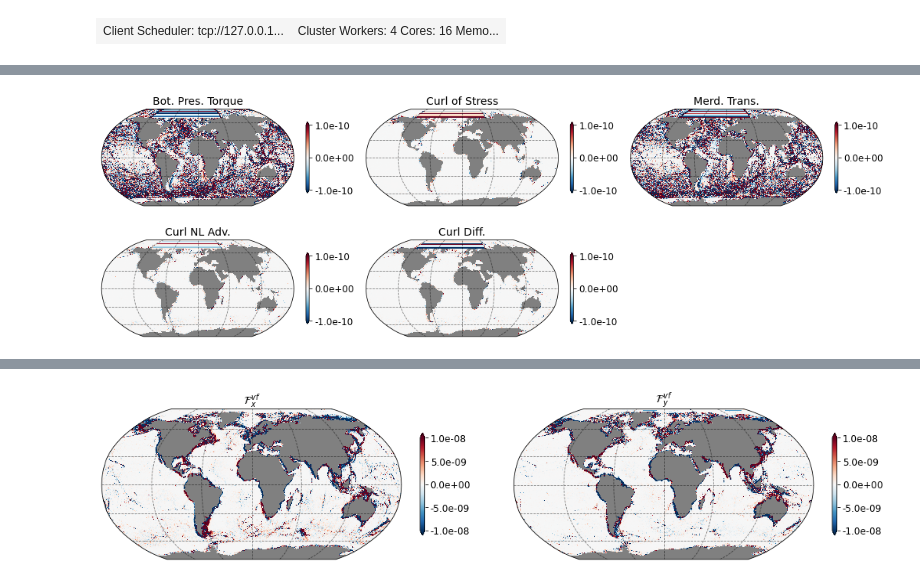
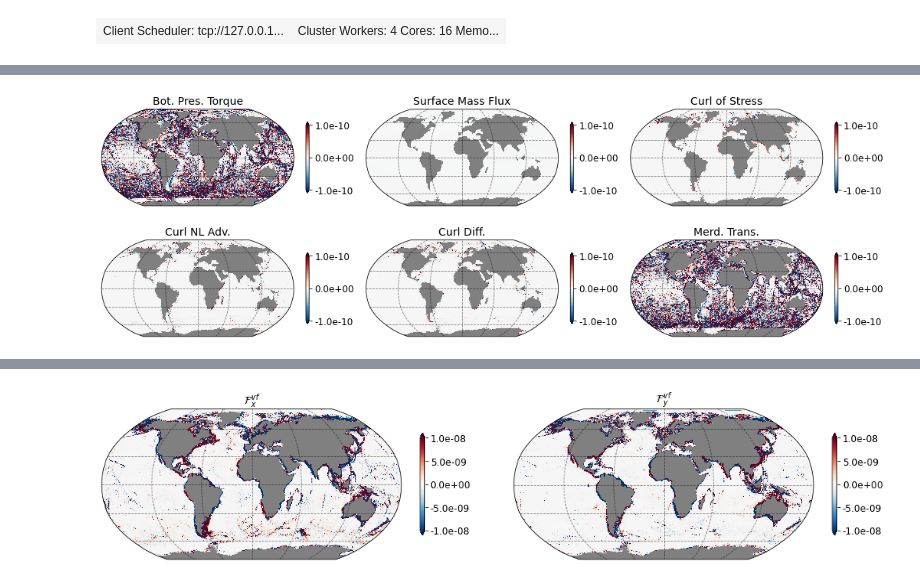
Before and after one commit to hmkhatri/MOM6_Momentum_Budget, a Jupyter notebook: OM4_Vorticity_budget.ipynb, the cells around one changed output, grey strips where cells are left out. Saved outputs shown, nothing was run; the diff lists cells and outputs as text; code cells hidden in the pictures.

Commit message:
Surface mass flux contribution

```diff
--- a/OM4_Vorticity_budget.ipynb
+++ b/OM4_Vorticity_budget.ipynb
@@ -251,7 +251,8 @@ ds_full = ds_full.assign_coords({'geolon': ds_full['geolon'], 'geolat': ds_full[
                       'geolon_v': ds_full['geolon_v'], 'geolat_v': ds_full['geolat_v'],
                       'geolon_c': ds_full['geolon_c'], 'geolat_c': ds_full['geolat_c']})
 
-ds_full = ds_full.isel(xq = slice(0,2880), yq=slice(0,2240)) # to avoid nan values in geolat, geolon
+ds_full = (ds_full.isel(xq = slice(0,2880), yq=slice(0,2240)).chunk({'xh': 1000, 'xq': 1000,
+                                                                     'yh': 1000, 'yq': 1000})) # to avoid nan values in geolat, geolon
 print(ds_full)
 # %% [output]
 <xarray.Dataset>
@@ -293,6 +320,10 @@ BPT = (grid.diff(pbo_v / ds['dxCv'], 'X',  boundary='fill') * grid.diff(depth_u
        - grid.diff(pbo_u / ds['dyCu'], 'Y',  boundary='fill') * grid.diff(depth_v / ds['dxCv'], 'X',  boundary='fill'))
 BPT = BPT / (rho_0 * depth_q)
 BPT = BPT.assign_coords({'geolat_c': ds['geolat_c'], 'geolon_c': ds['geolon_c']})
+
+Mass_Surf = -(grid.interp(grid.interp(ds['wfo'], 'X',  boundary='fill'), 'Y',  boundary='fill') * ds['Coriolis']/
+              (depth_q * rho_0))
+Mass_Surf = Mass_Surf.assign_coords({'geolat_c': ds['geolat_c'], 'geolon_c': ds['geolon_c']})
 # %%
 # Compute curl of surface and bottom stress + other terms in equations 15
 grid = Grid(ds, coords={'X': {'center': 'xh', 'right': 'xq'},
@@ -313,32 +344,36 @@ Curl_Hdiff = ( - grid.diff(ds['hf_diffu_2d'] * depth_u/ds['dyCu'], 'Y', boundary
 Curl_Hdiff = Curl_Hdiff / (depth_q)
 Curl_Hdiff = Curl_Hdiff.assign_coords({'geolat_c': ds['geolat_c'], 'geolon_c': ds['geolon_c']})
 
-beta_v = BPT + Curl_tau + Curl_Hrv + Curl_Hdiff
+beta_v = BPT + Mass_Surf + Curl_tau + Curl_Hrv + Curl_Hdiff
 beta_v = beta_v.assign_coords({'geolat_c': ds['geolat_c'], 'geolon_c': ds['geolon_c']})
 # %%
 max_r = 1.e-10
 
 grid = plt.GridSpec(2, 3, wspace=0.1, hspace=0.1)
 fig = plt.figure(figsize=[18,6])
 
 ax = fig.add_subplot(grid[0, 0], projection=ccrs.Robinson(),facecolor='grey')
-_ = plot_map(ax, BPT, vmin=-max_r, vmax=max_r, vstep=max_r,
+_ = plot_map(ax, BPT.isel(yq=slice(0,2239)), vmin=-max_r, vmax=max_r, vstep=max_r,
                    lon='geolon_c', lat='geolat_c', cmap='RdBu_r', title='Bot. Pres. Torque')
 
 ax = fig.add_subplot(grid[0, 1], projection=ccrs.Robinson(),facecolor='grey')
-_ = plot_map(ax, Curl_tau, vmin=-max_r, vmax=max_r, vstep=max_r,
+_ = plot_map(ax, Mass_Surf.isel(yq=slice(0,2239)), vmin=-max_r, vmax=max_r, vstep=max_r,
+                   lon='geolon_c', lat='geolat_c', cmap='RdBu_r', title='Surface Mass Flux')
+
+ax = fig.add_subplot(grid[0, 2], projection=ccrs.Robinson(),facecolor='grey')
+_ = plot_map(ax, Curl_tau.isel(yq=slice(0,2239)), vmin=-max_r, vmax=max_r, vstep=max_r,
                    lon='geolon_c', lat='geolat_c', cmap='RdBu_r', title='Curl of Stress')
 
 ax = fig.add_subplot(grid[1, 0], projection=ccrs.Robinson(),facecolor='grey')
-_ = plot_map(ax, Curl_Hrv, vmin=-max_r, vmax=max_r, vstep=max_r,
+_ = plot_map(ax, Curl_Hrv.isel(yq=slice(0,2239)), vmin=-max_r, vmax=max_r, vstep=max_r,
                    lon='geolon_c', lat='geolat_c', cmap='RdBu_r', title='Curl NL Adv.')
 
 ax = fig.add_subplot(grid[1, 1], projection=ccrs.Robinson(),facecolor='grey')
-_ = plot_map(ax, Curl_Hdiff, vmin=-max_r, vmax=max_r, vstep=max_r,
+_ = plot_map(ax, Curl_Hdiff.isel(yq=slice(0,2239)), vmin=-max_r, vmax=max_r, vstep=max_r,
                    lon='geolon_c', lat='geolat_c', cmap='RdBu_r', title='Curl Diff.')
 
-ax = fig.add_subplot(grid[0, 2], projection=ccrs.Robinson(),facecolor='grey')
-_ = plot_map(ax, beta_v, vmin=-max_r, vmax=max_r, vstep=max_r,
+ax = fig.add_subplot(grid[1, 2], projection=ccrs.Robinson(),facecolor='grey')
+_ = plot_map(ax, beta_v.isel(yq=slice(0,2239)), vmin=-max_r, vmax=max_r, vstep=max_r,
                    lon='geolon_c', lat='geolat_c', cmap='RdBu_r', title='Merd. Trans.')
 # %% [output]
-[figure, old version]
+[figure, new version]
```
Also changed, not shown: parts of 4 cells of this notebook.
